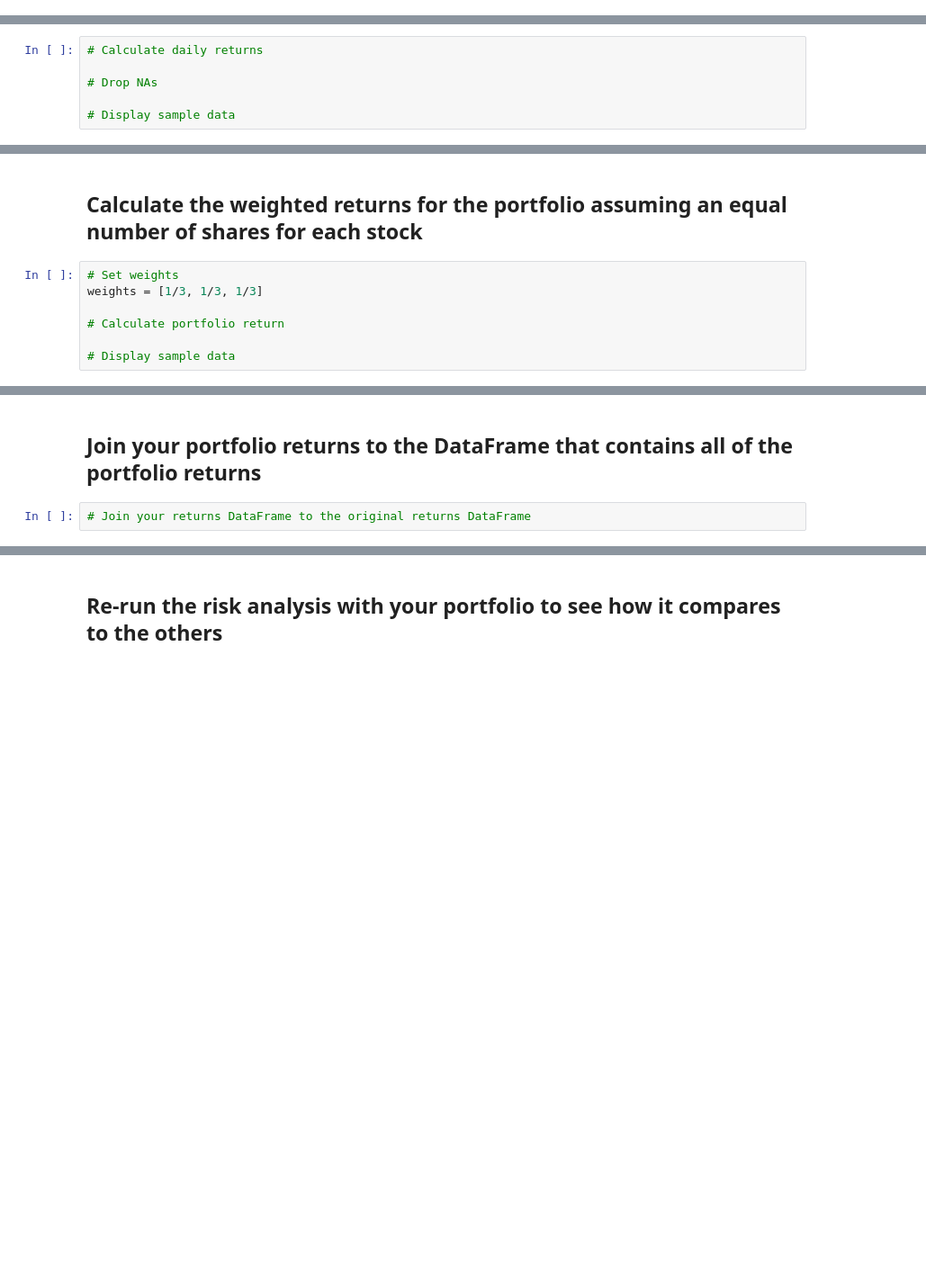
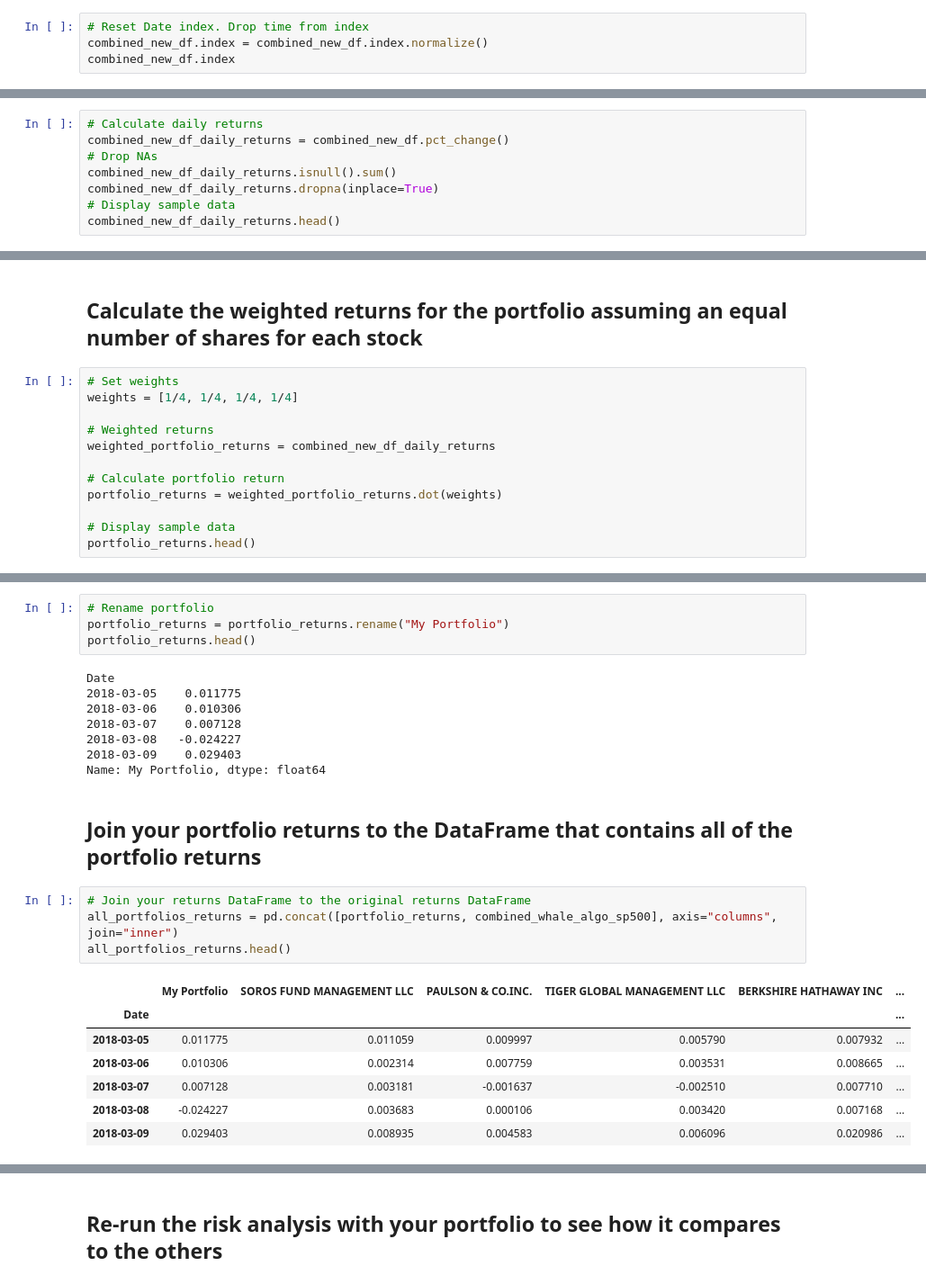
Before and after one commit to mmfsb/Pandas_Homework, a Jupyter notebook: Whale/whale_analysis.ipynb, the cells around one changed output, grey strips where cells are left out. Shown at 90% size. Drawn from its saved outputs; the diff is of its cells as text; blank space fills up the shorter version.

Commit message:
concat my portfolio with whale

```diff
--- a/Whale/whale_analysis.ipynb
+++ b/Whale/whale_analysis.ipynb
@@ -518,0 +591,4 @@ For this demo solution, we fetch data from three companies listes in the S&P 500
+# %%
+# Reset Date index. Drop time from index
+combined_new_df.index = combined_new_df.index.normalize()
+combined_new_df.index
@@ -521,6 +615,8 @@ For this demo solution, we fetch data from three companies listes in the S&P 500
 # %%
 # Calculate daily returns
-
+combined_new_df_daily_returns = combined_new_df.pct_change()
 # Drop NAs
-
+combined_new_df_daily_returns.isnull().sum()
+combined_new_df_daily_returns.dropna(inplace=True)
 # Display sample data
+combined_new_df_daily_returns.head()
@@ -528,8 +632,13 @@ For this demo solution, we fetch data from three companies listes in the S&P 500
 ## Calculate the weighted returns for the portfolio assuming an equal number of shares for each stock
 # %%
 # Set weights
-weights = [1/3, 1/3, 1/3]
+weights = [1/4, 1/4, 1/4, 1/4]
+
+# Weighted returns
+weighted_portfolio_returns = combined_new_df_daily_returns
 
 # Calculate portfolio return
+portfolio_returns = weighted_portfolio_returns.dot(weights)
 
 # Display sample data
+portfolio_returns.head()
@@ -536,6 +653,28 @@ weights = [1/3, 1/3, 1/3]
+# %%
+# Rename portfolio
+portfolio_returns = portfolio_returns.rename("My Portfolio")
+portfolio_returns.head()
+# %% [output]
+Date
+2018-03-05    0.011775
+2018-03-06    0.010306
+2018-03-07    0.007128
+2018-03-08   -0.024227
+2018-03-09    0.029403
+Name: My Portfolio, dtype: float64
 # %% [markdown]
 ## Join your portfolio returns to the DataFrame that contains all of the portfolio returns
 # %%
 # Join your returns DataFrame to the original returns DataFrame
+all_portfolios_returns = pd.concat([portfolio_returns, combined_whale_algo_sp500], axis="columns", join="inner")
+all_portfolios_returns.head()
+# %% [output]
+|  | My Portfolio | SOROS FUND MANAGEMENT LLC | PAULSON & CO.INC. | TIGER GLOBAL MANAGEMENT LLC | BERKSHIRE HATHAWAY INC | ... |
+| Date |  |  |  |  |  | ... |
+| 2018-03-05 | 0.011775 | 0.011059 | 0.009997 | 0.005790 | 0.007932 | ... |
+| 2018-03-06 | 0.010306 | 0.002314 | 0.007759 | 0.003531 | 0.008665 | ... |
+| 2018-03-07 | 0.007128 | 0.003181 | -0.001637 | -0.002510 | 0.007710 | ... |
+| 2018-03-08 | -0.024227 | 0.003683 | 0.000106 | 0.003420 | 0.007168 | ... |
+| 2018-03-09 | 0.029403 | 0.008935 | 0.004583 | 0.006096 | 0.020986 | ... |
 # %%
 # Only compare dates where return data exists for all the stocks (drop NaNs)
```
Also changed, not shown: parts of 15 cells of this notebook.
